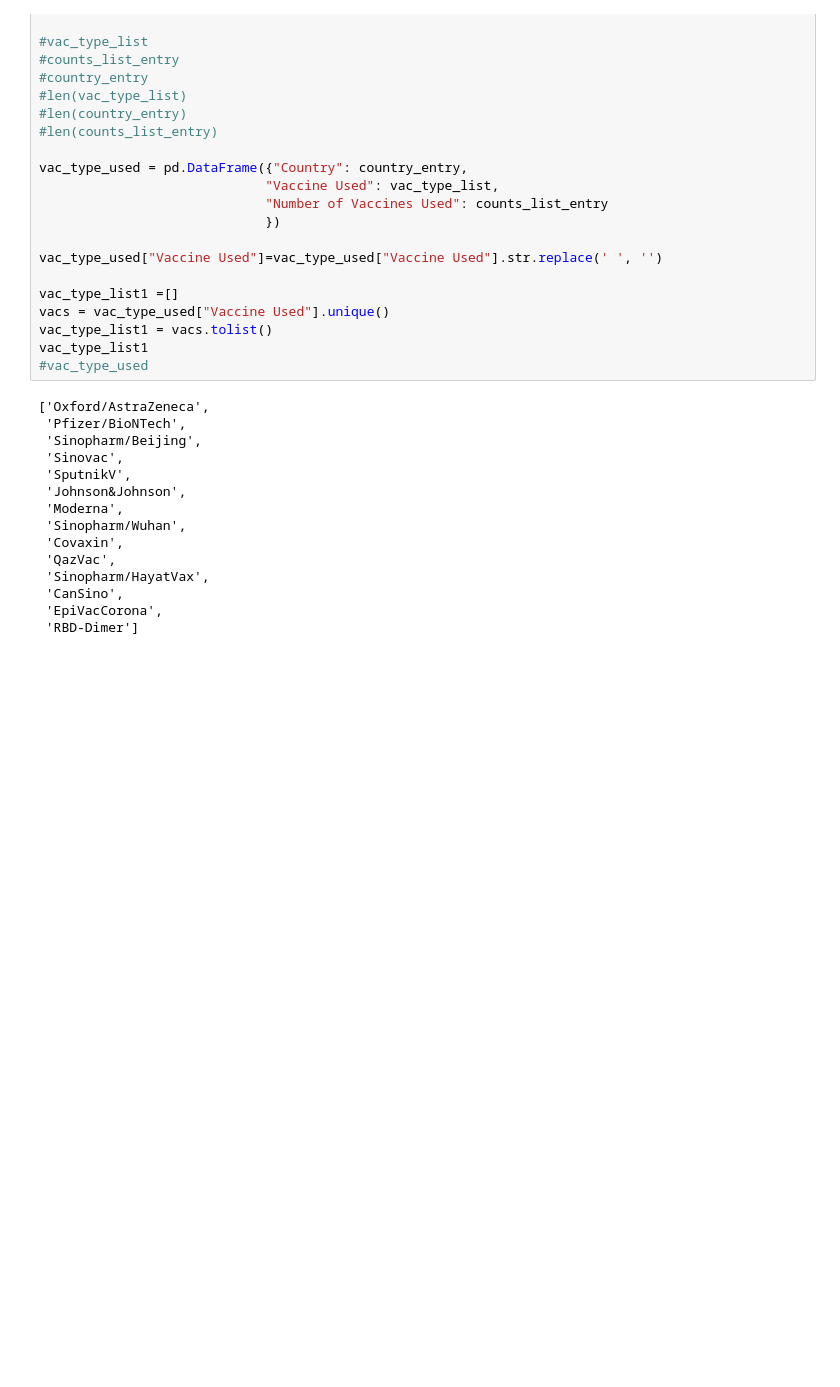
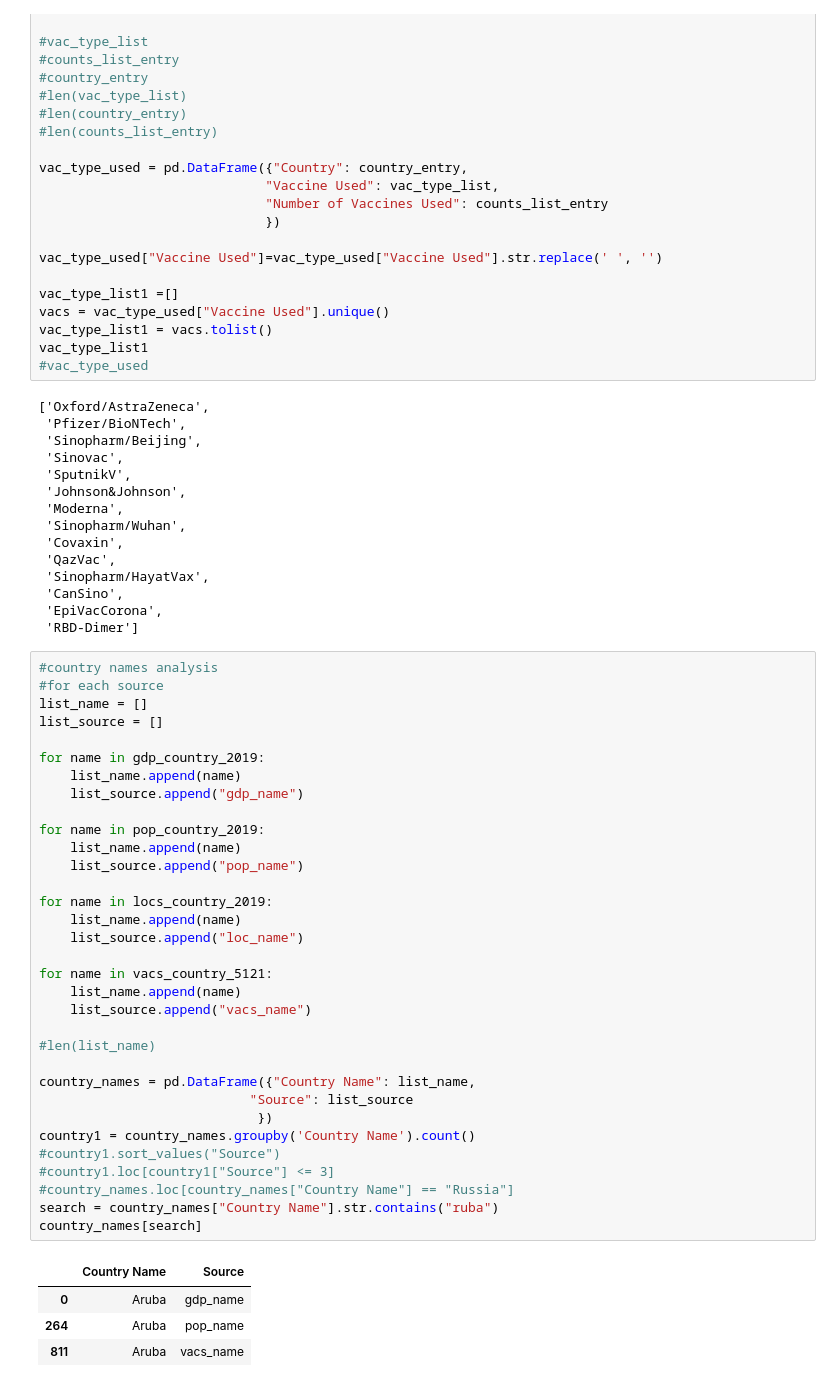
Before and after one commit to makbarish/Grp5_Project1_Covid19, a Jupyter notebook: Julio/gdp-pop_merge.ipynb, the cells around one changed output. Drawn from its saved outputs; the diff is of its cells as text; blank space fills up the shorter version.

Commit message:
countries

```diff
--- a/Julio/gdp-pop_merge.ipynb
+++ b/Julio/gdp-pop_merge.ipynb
@@ -253,3 +261,41 @@ vac_type_list1
  'CanSino',
  'EpiVacCorona',
  'RBD-Dimer']
+# %%
+#country names analysis
+#for each source
+list_name = []
+list_source = []
+
+for name in gdp_country_2019:
+    list_name.append(name)
+    list_source.append("gdp_name")
+
+for name in pop_country_2019:
+    list_name.append(name)
+    list_source.append("pop_name")
+
+for name in locs_country_2019:
+    list_name.append(name)
+    list_source.append("loc_name")
+
+for name in vacs_country_5121:
+    list_name.append(name)
+    list_source.append("vacs_name")
+
+#len(list_name)
+
+country_names = pd.DataFrame({"Country Name": list_name,
+                           "Source": list_source
+                            })
+country1 = country_names.groupby('Country Name').count()
+#country1.sort_values("Source")
+#country1.loc[country1["Source"] <= 3]
+#country_names.loc[country_names["Country Name"] == "Russia"]
+search = country_names["Country Name"].str.contains("ruba")
+country_names[search]
+# %% [output]
+|  | Country Name | Source |
+| 0 | Aruba | gdp_name |
+| 264 | Aruba | pop_name |
+| 811 | Aruba | vacs_name |
```
Also changed, not shown: parts of 2 cells of this notebook.
